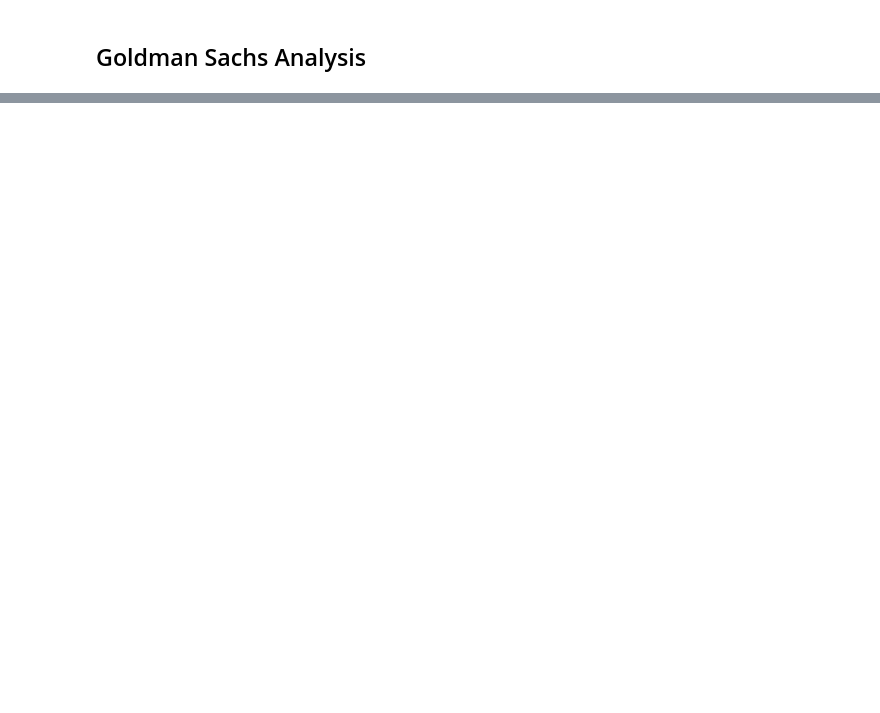
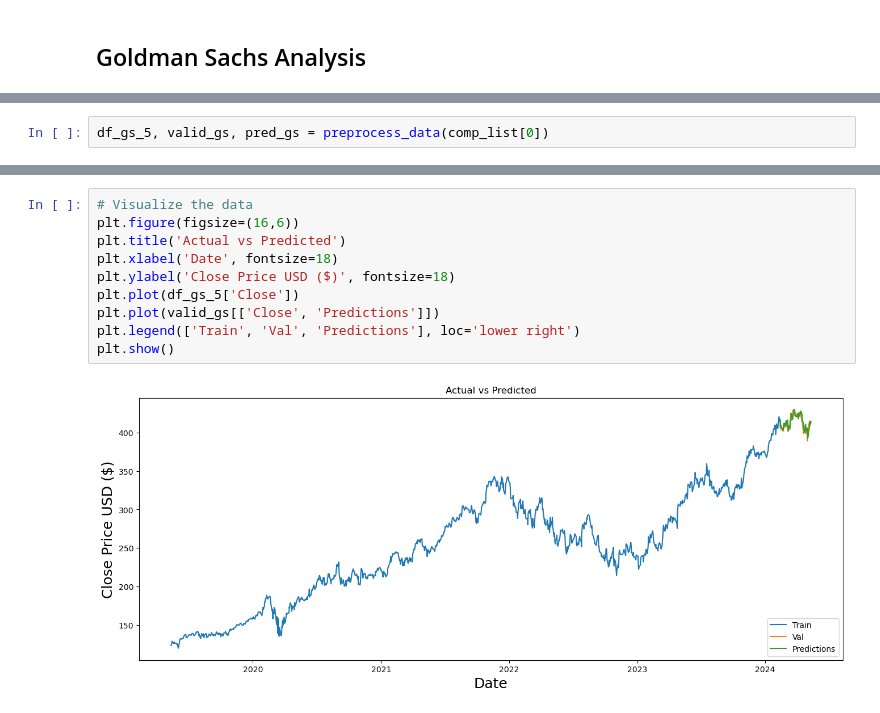
Before and after one commit to Kestrel86/Stock_Analysis, a Jupyter notebook: Reports/report_5-6_5-10.ipynb, the cells around one changed output, grey strips where cells are left out. Drawn from its saved outputs; the diff is of its cells as text; blank space fills up the shorter version.

```diff
--- a/Reports/report_5-6_5-10.ipynb
+++ b/Reports/report_5-6_5-10.ipynb
@@ -604,0 +653,2 @@ Viewing Apple's stock performance, it experiences a stock performance that rando
+# %%
+df_gs_5, valid_gs, pred_gs = preprocess_data(comp_list[0])
@@ -604,0 +658,12 @@ Viewing Apple's stock performance, it experiences a stock performance that rando
+# %%
+# Visualize the data
+plt.figure(figsize=(16,6))
+plt.title('Actual vs Predicted')
+plt.xlabel('Date', fontsize=18)
+plt.ylabel('Close Price USD ($)', fontsize=18)
+plt.plot(df_gs_5['Close'])
+plt.plot(valid_gs[['Close', 'Predictions']])
+plt.legend(['Train', 'Val', 'Predictions'], loc='lower right')
+plt.show()
+# %% [output]
+[figure, added]
```
Also changed, not shown: parts of 15 cells of this notebook.
